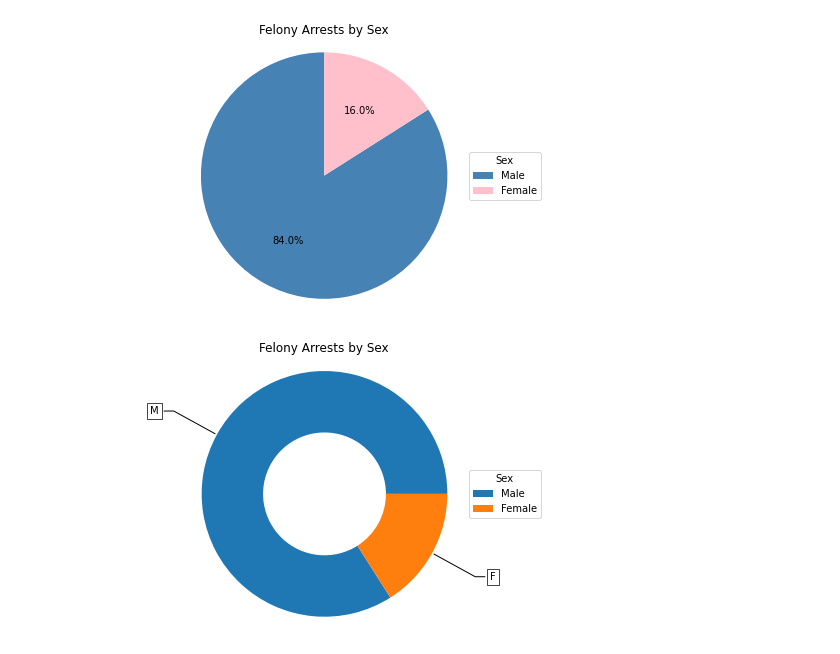
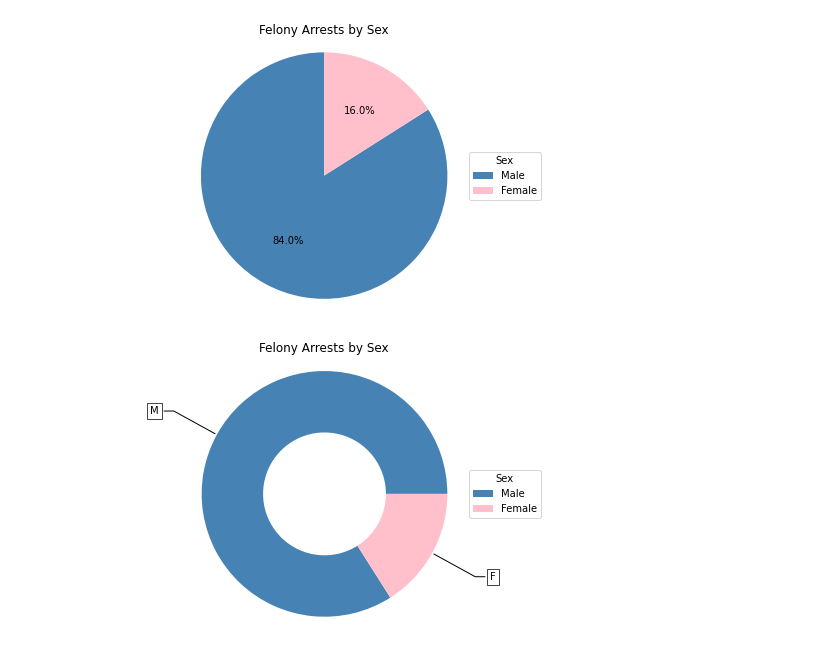
Before and after one commit to AmitSamra/NYC_Crime, a Jupyter notebook: nyc_crime_python.ipynb, the cells around one changed output. Saved outputs shown, nothing was run; the diff lists cells and outputs as text; code cells hidden in the pictures.

Commit message:
Changed felony arrest by sex to doughnut colors

```diff
--- a/nyc_crime_python.ipynb
+++ b/nyc_crime_python.ipynb
@@ -917,30 +917,30 @@ plt.show()
 # %%
 fig,ax = plt.subplots(figsize=(10, 5))
 
-wedges, texts = ax.pie(df_sex_fel.prop, wedgeprops=dict(width=0.5), startangle=0)
+wedges, texts = ax.pie(df_sex_fel.prop, wedgeprops=dict(width=0.5), startangle=0, colors=['steelblue','pink'])
 
 #ax.pie(df_sex_fel.prop, autopct='%1.1f%%', colors=['steelblue','pink'])
 ax.legend(
     #df_sex_fel.perp_sex,
     title = 'Sex',
     labels = ['Male', 'Female'],
     loc = 'center left',
     bbox_to_anchor = (.75,.5,0,0)
 )
 
 for i, p in enumerate(wedges):
     ang = (p.theta2 - p.theta1)/2. + p.theta1
     y = np.sin(np.deg2rad(ang))
     x = np.cos(np.deg2rad(ang))
     horizontalalignment = {-1: "right", 1: "left"}[int(np.sign(x))]
     connectionstyle = "angle,angleA=0,angleB={}".format(ang)
     kw["arrowprops"].update({"connectionstyle": connectionstyle})
     ax.annotate(df_sex_fel.perp_sex[i], xy=(x, y), xytext=(1.35*np.sign(x), 1.4*y),
                 horizontalalignment=horizontalalignment, **kw)
 
 ax.set_title('Felony Arrests by Sex')
 ax.axis('equal')
 
 plt.show()
 # %% [output]
-[figure, old version]
+[figure, new version]
```
